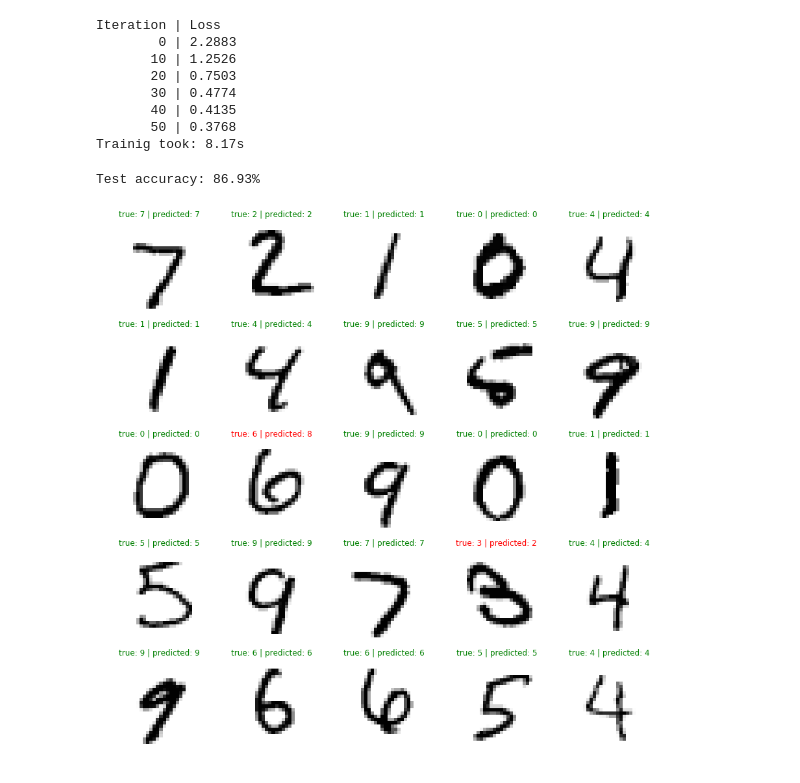
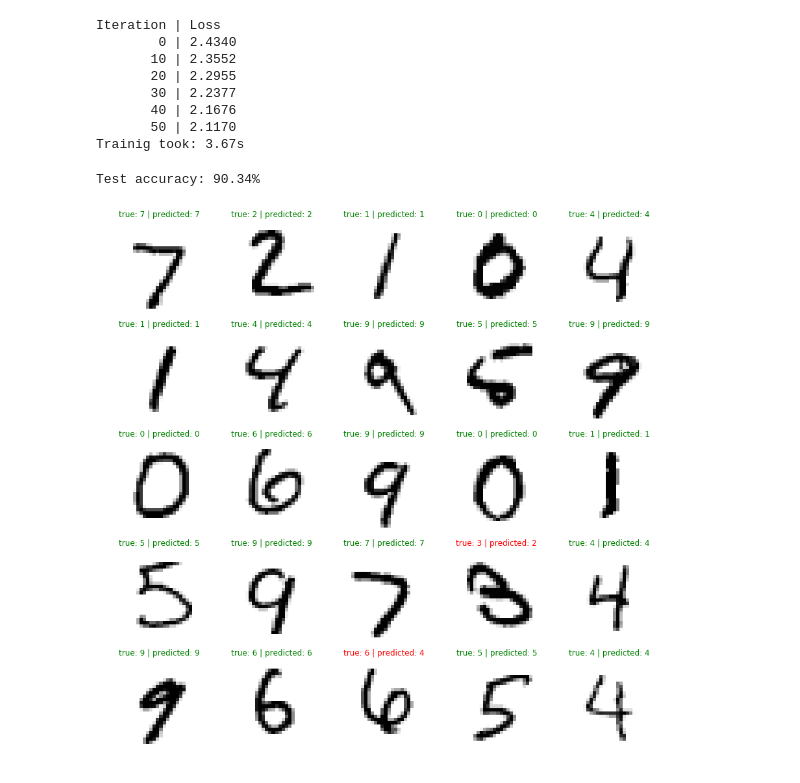
Before and after one commit to polarbart/libdl, a Jupyter notebook: MNIST.ipynb, the cells around one changed output. Cells and saved outputs as stored; diff of their text form; code cells hidden in the pictures.

```diff
--- a/MNIST.ipynb
+++ b/MNIST.ipynb
@@ -30,9 +29,9 @@ train_loader = DataLoader(train_data, batch_size=batch_size, shuffle=False)
 test_loader = DataLoader(test_data, batch_size=batch_size, shuffle=False)
 # %%
 # weights and biases for the convolutional neural network
-F1 = libdl.tensor(np.random.normal(0, 1 / np.sqrt(filter_sizes[0] * filter_sizes[0]), (filter_sizes[0], filter_sizes[0], 1, hidden_units[0])), True)
+F1 = libdl.tensor(np.random.normal(0, 1 / np.sqrt(filter_sizes[0] * filter_sizes[0]), (1, filter_sizes[0], filter_sizes[0], hidden_units[0])), True)
 B1 = libdl.tensor(np.zeros(hidden_units[0]), True)
-F2 = libdl.tensor(np.random.normal(0, 1 / np.sqrt(hidden_units[0] * filter_sizes[1] * filter_sizes[1]), (filter_sizes[1], filter_sizes[1], hidden_units[0], hidden_units[1])), True)
+F2 = libdl.tensor(np.random.normal(0, 1 / np.sqrt(hidden_units[0] * filter_sizes[1] * filter_sizes[1]), (hidden_units[0], filter_sizes[1], filter_sizes[1], hidden_units[1])), True)
 B2 = libdl.tensor(np.zeros(hidden_units[1]), True)
 
 W3 = libdl.tensor(np.random.normal(0, 1 / np.sqrt(49 * hidden_units[1]), (hidden_units[2], 49 * hidden_units[1])), True)
@@ -43,8 +42,8 @@ parameters = [F1, B1, F2, B2, W3, B3, W4, B4]
 # %%
 # forward pass
 def forward(x):
-    h1 = libdl.leaky_relu(libdl.maxpool_2d(libdl.conv_2d(x, F1, B1, filter_sizes[0] // 2), 2))
-    h2 = libdl.leaky_relu(libdl.maxpool_2d(libdl.conv_2d(h1, F2, B2, filter_sizes[1] // 2), 2))
+    h1 = libdl.leaky_relu(libdl.maxpool_2d(libdl.conv_2d(x, F1, B1), 2))
+    h2 = libdl.leaky_relu(libdl.maxpool_2d(libdl.conv_2d(h1, F2, B2), 2))
     h2 = libdl.reshape(h2, (49 * hidden_units[1], -1))
     h3 = libdl.leaky_relu(libdl.matmul(W3, h2) + B3)
     return libdl.matmul(W4, h3) + B4
@@ -54,7 +53,7 @@ optim = libdl.optim.Adam(parameters, lr)
 print("Iteration | Loss")
 start_time = time.time()
 for i, (x, y) in enumerate(train_loader):
-    x = libdl.tensor(x.numpy().transpose())
+    x = libdl.tensor(x.numpy().transpose((1, 2, 3, 0)))
     y = libdl.tensor(np.eye(10)[y.numpy()].transpose())  # onehot encoding
 
     yp = forward(x)
@@ -74,18 +73,18 @@ for i, (x, y) in enumerate(train_loader):
 print(f'Trainig took: {time.time() - start_time:.2f}s')
 # %% [output]
 Iteration | Loss
-        0 | 2.2883
-       10 | 1.2526
-       20 | 0.7503
-       30 | 0.4774
-       40 | 0.4135
-       50 | 0.3768
-Trainig took: 8.17s
+        0 | 2.4340
+       10 | 2.3552
+       20 | 2.2955
+       30 | 2.2377
+       40 | 2.1676
+       50 | 2.1170
+Trainig took: 3.67s
 # %%
 # test accuracy
 accs = []
 for i, (x, y) in enumerate(test_loader):
-    x = libdl.tensor(x.numpy().transpose())
+    x = libdl.tensor(x.numpy().transpose((1, 2, 3, 0)))
     y = y.numpy()
 
     yp = forward(x).numpy().argmax(axis=0)
@@ -95,18 +94,18 @@ for i, (x, y) in enumerate(test_loader):
 
 print(f"Test accuracy: {np.mean(accs)*100:.2f}%")
 # %% [output]
-Test accuracy: 86.93%
+Test accuracy: 90.34%
 # %%
 # visualization
 grid_size = 5
-t = libdl.tensor(np.concatenate([test_data[i][0][None] for i in range(grid_size * grid_size)]).transpose())
+t = libdl.tensor(np.concatenate([test_data[i][0][None] for i in range(grid_size * grid_size)]).transpose((1, 2, 3, 0)))
 lp = forward(t).numpy().argmax(axis=0)
 gs = gridspec.GridSpec(grid_size, grid_size)
 plt.figure(figsize=(15,15))
 for i in range(grid_size*grid_size):
     plt.subplot(gs[i])
     plt.axis('off')
     plt.title(f'true: {test_data[i][1]} | predicted: {lp[i]}', color='g' if test_data[i][1] == lp[i] else 'r')
     plt.imshow(1-test_data[i][0].numpy().squeeze(), cmap='gray')
 # %% [output]
-[figure, old version]
+[figure, new version]
```
Also changed, not shown: parts of 1 cell of this notebook, 40 other files.
